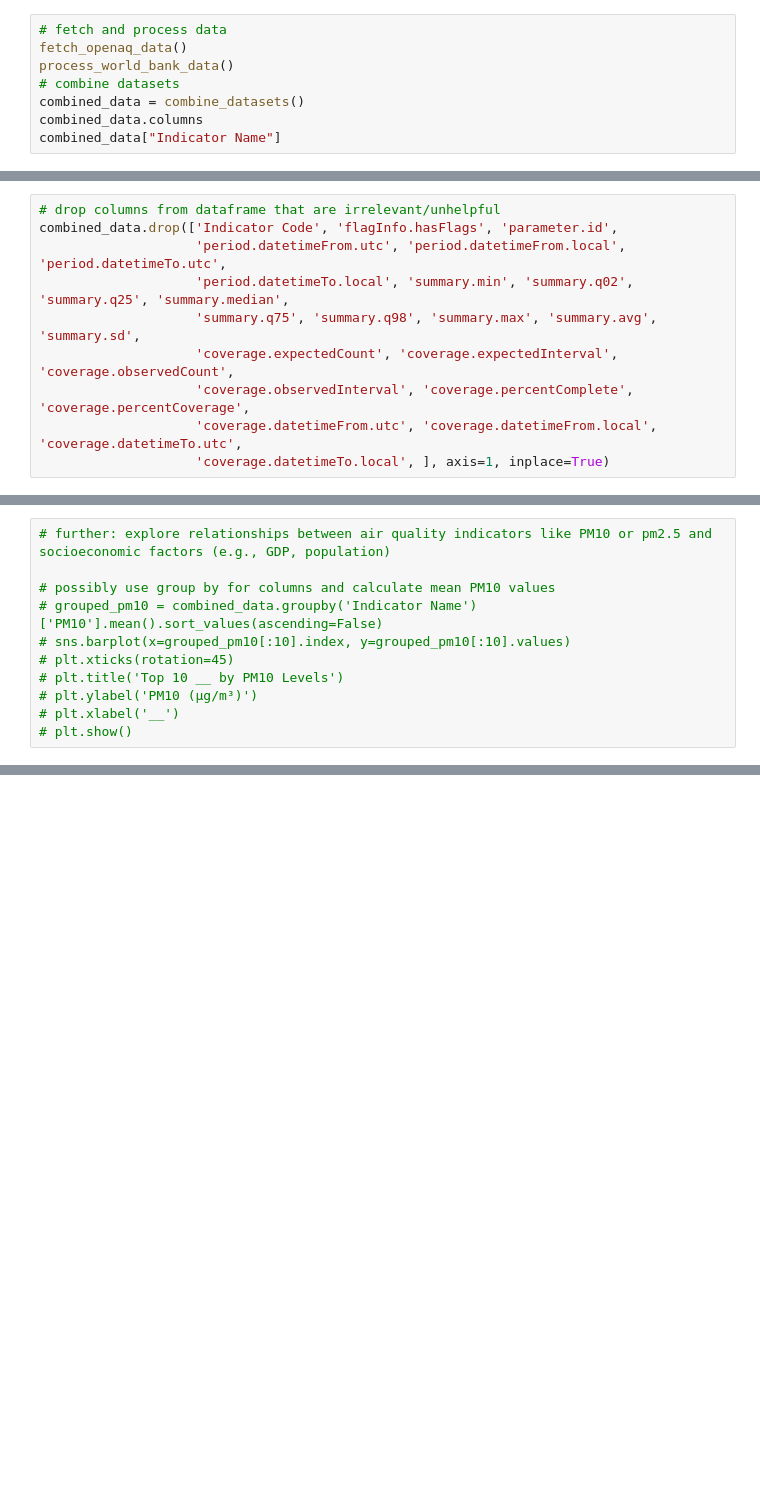
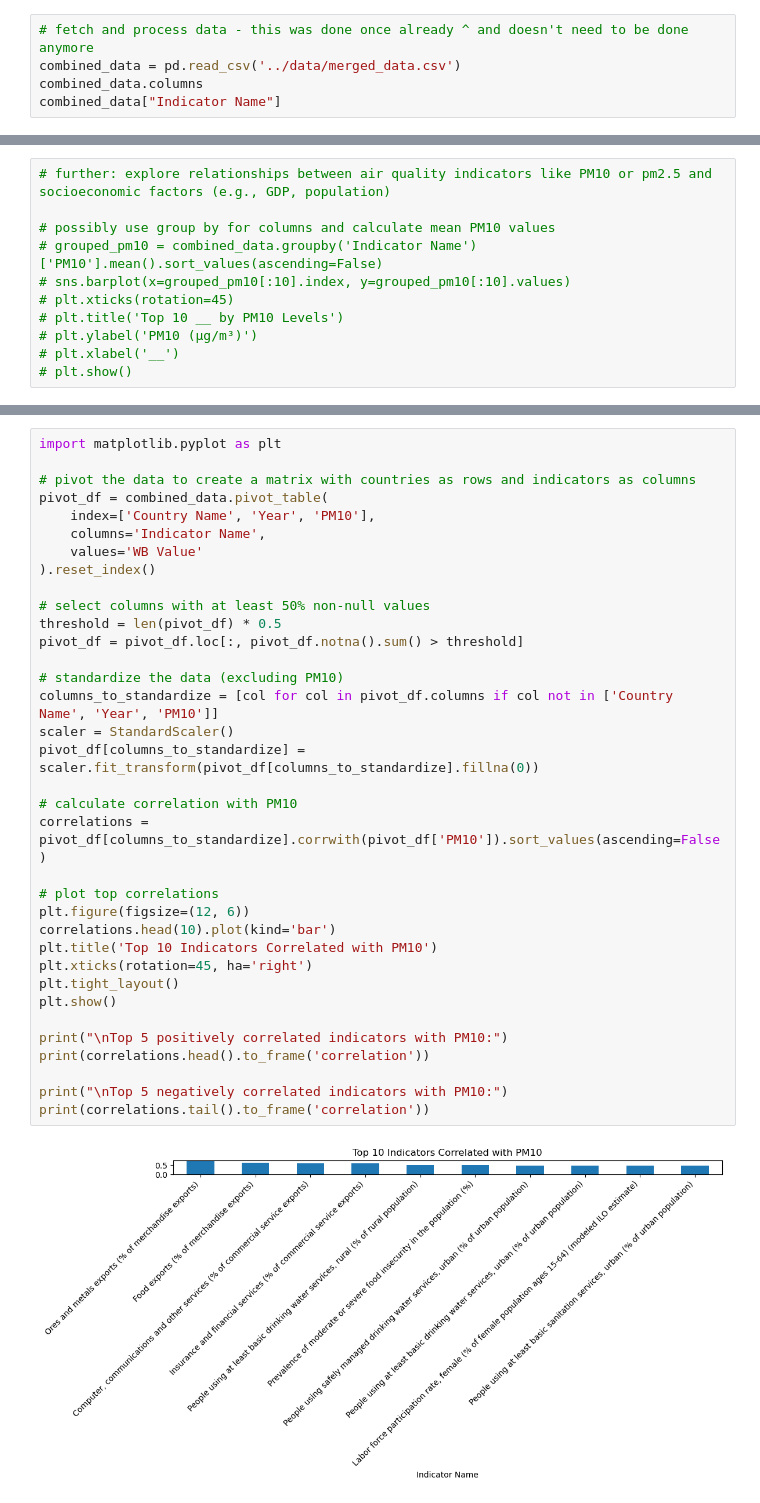
Before and after one commit to ttasnim5/data_science_projects, a Jupyter notebook: air_quality_analysis/notebooks/air_quality_analysis.ipynb, the cells around one changed output, grey strips where cells are left out. Saved outputs shown, nothing was run; the diff lists cells and outputs as text; blank space fills up the shorter version.

Commit message:
added more tests and visualizations, primarily categorization

```diff
--- a/air_quality_analysis/notebooks/air_quality_analysis.ipynb
+++ b/air_quality_analysis/notebooks/air_quality_analysis.ipynb
@@ -13,8 +17,5 @@ from scripts.analyze_data import combine_datasets
 # %%
-# fetch and process data
-fetch_openaq_data()
-process_world_bank_data()
-# combine datasets
-combined_data = combine_datasets()
+# fetch and process data - this was done once already ^ and doesn't need to be done anymore
+combined_data = pd.read_csv('../data/merged_data.csv')
 combined_data.columns
 combined_data["Indicator Name"]
@@ -21,12 +35,2 @@ combined_data["Indicator Name"]
-# %%
-# drop columns from dataframe that are irrelevant/unhelpful
-combined_data.drop(['Indicator Code', 'flagInfo.hasFlags', 'parameter.id',
-                    'period.datetimeFrom.utc', 'period.datetimeFrom.local', 'period.datetimeTo.utc',
-                    'period.datetimeTo.local', 'summary.min', 'summary.q02', 'summary.q25', 'summary.median',
-                    'summary.q75', 'summary.q98', 'summary.max', 'summary.avg', 'summary.sd',
-                    'coverage.expectedCount', 'coverage.expectedInterval', 'coverage.observedCount',
-                    'coverage.observedInterval', 'coverage.percentComplete', 'coverage.percentCoverage',
-                    'coverage.datetimeFrom.utc', 'coverage.datetimeFrom.local', 'coverage.datetimeTo.utc',
-                    'coverage.datetimeTo.local', ], axis=1, inplace=True)
 # %%
 combined_data.head()
@@ -92,0 +149,37 @@ plt.show()
+# %%
+import matplotlib.pyplot as plt
+
+# pivot the data to create a matrix with countries as rows and indicators as columns
+pivot_df = combined_data.pivot_table(
+    index=['Country Name', 'Year', 'PM10'],
+    columns='Indicator Name',
+    values='WB Value'
+).reset_index()
+
+# select columns with at least 50% non-null values
+threshold = len(pivot_df) * 0.5
+pivot_df = pivot_df.loc[:, pivot_df.notna().sum() > threshold]
+
+# standardize the data (excluding PM10)
+columns_to_standardize = [col for col in pivot_df.columns if col not in ['Country Name', 'Year', 'PM10']]
+scaler = StandardScaler()
+pivot_df[columns_to_standardize] = scaler.fit_transform(pivot_df[columns_to_standardize].fillna(0))
+
+# calculate correlation with PM10
+correlations = pivot_df[columns_to_standardize].corrwith(pivot_df['PM10']).sort_values(ascending=False)
+
+# plot top correlations
+plt.figure(figsize=(12, 6))
+correlations.head(10).plot(kind='bar')
+plt.title('Top 10 Indicators Correlated with PM10')
+plt.xticks(rotation=45, ha='right')
+plt.tight_layout()
+plt.show()
+
+print("\nTop 5 positively correlated indicators with PM10:")
+print(correlations.head().to_frame('correlation'))
+
+print("\nTop 5 negatively correlated indicators with PM10:")
+print(correlations.tail().to_frame('correlation'))
+# %% [output]
+[figure, added]
```
Also changed, not shown: parts of 12 cells of this notebook, 2 other files.
